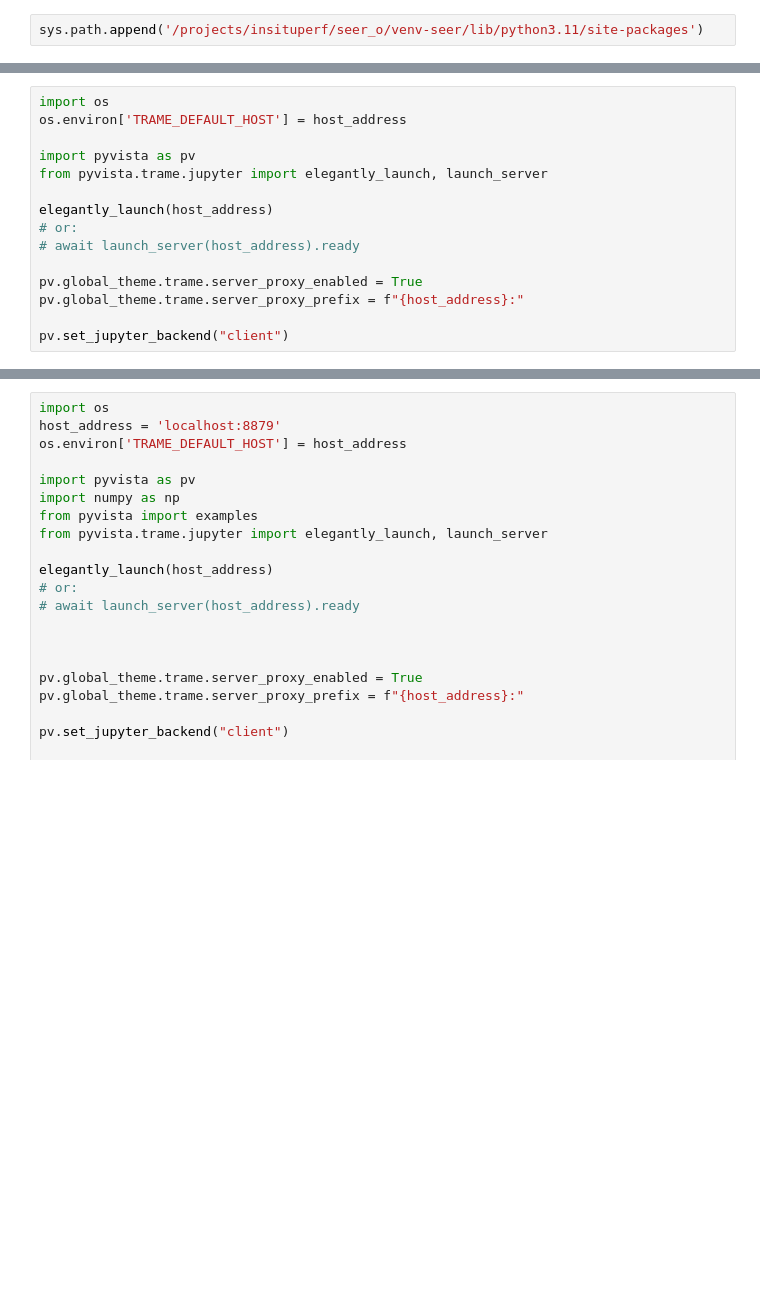
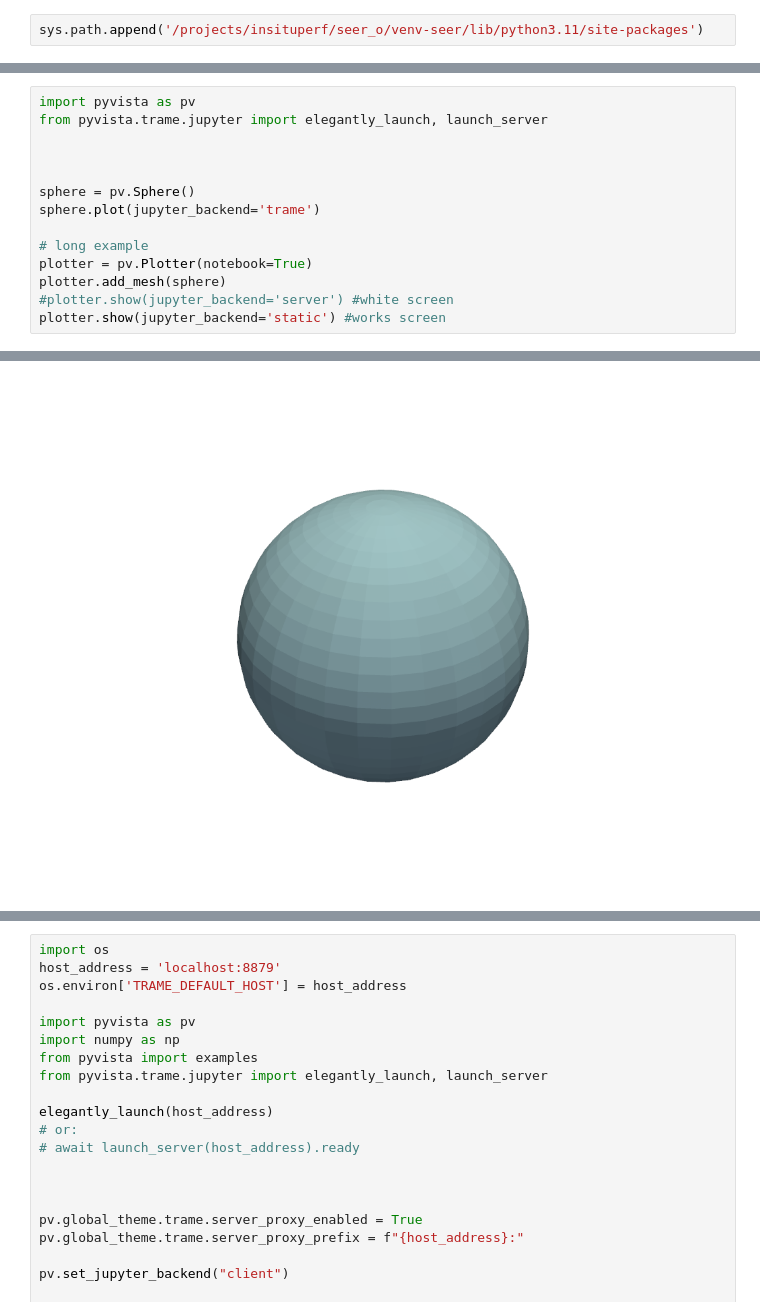
Before and after one commit to lanl/Seer, a Jupyter notebook: client/pythonAccess/test_trame.ipynb, the cells around one changed output, grey strips where cells are left out. Saved outputs shown, nothing was run; the diff lists cells and outputs as text; blank space fills up the shorter version.

```diff
--- a/client/pythonAccess/test_trame.ipynb
+++ b/client/pythonAccess/test_trame.ipynb
@@ -19,15 +16,0 @@ host_address = '127.0.0.1'
-# %%
-import os
-os.environ['TRAME_DEFAULT_HOST'] = host_address
-
-import pyvista as pv
-from pyvista.trame.jupyter import elegantly_launch, launch_server
-
-elegantly_launch(host_address)
-# or:
-# await launch_server(host_address).ready
-
-pv.global_theme.trame.server_proxy_enabled = True
-pv.global_theme.trame.server_proxy_prefix = f"{host_address}:"
-
-pv.set_jupyter_backend("client")
@@ -40,0 +24,15 @@ pv.Cone().plot()  # works
+# %%
+import pyvista as pv
+from pyvista.trame.jupyter import elegantly_launch, launch_server
+
+
+
+sphere = pv.Sphere()
+sphere.plot(jupyter_backend='trame')
+
+# long example
+plotter = pv.Plotter(notebook=True)
+plotter.add_mesh(sphere)
+#plotter.show(jupyter_backend='server') #white screen
+plotter.show(jupyter_backend='static') #works screen
+# %% [output]
@@ -40,0 +40 @@ pv.Cone().plot()  # works
+[figure, added]
```
Also changed, not shown: parts of 9 cells of this notebook, 6 other files.
